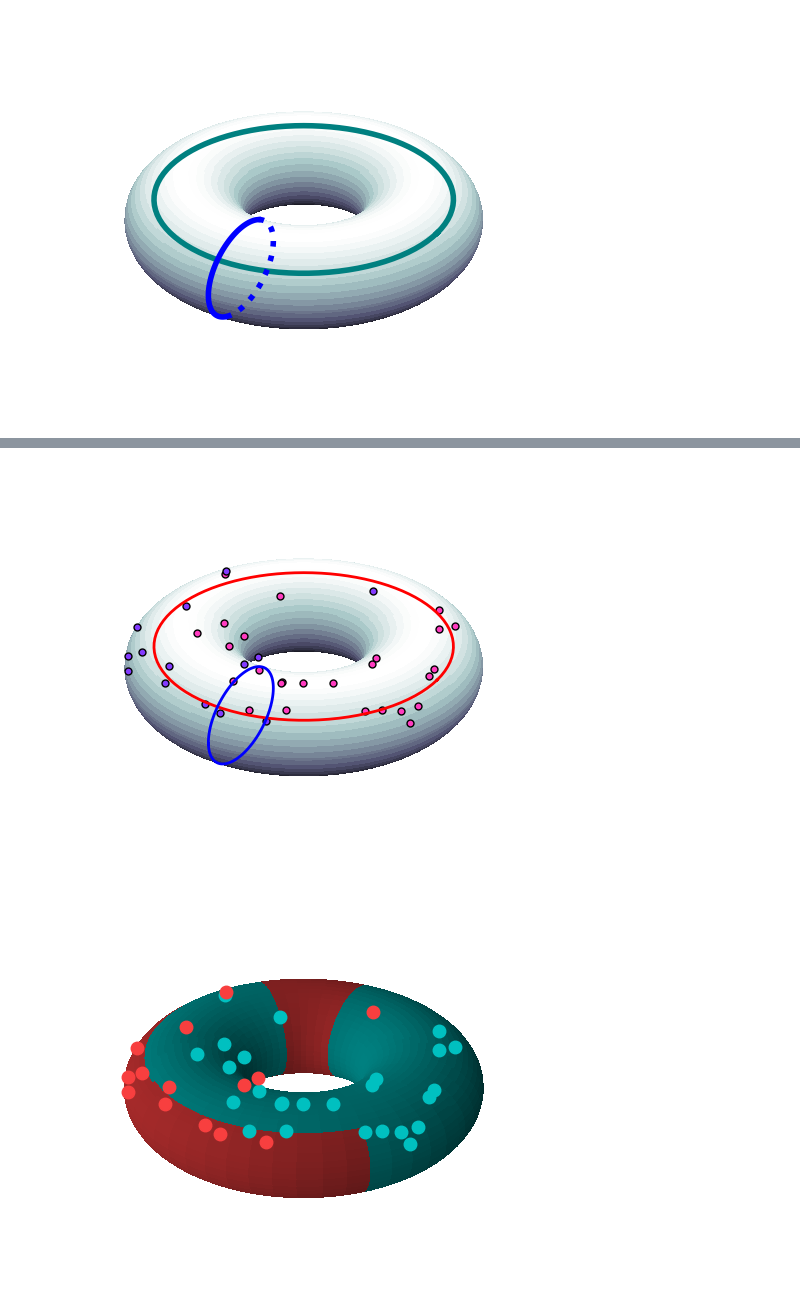
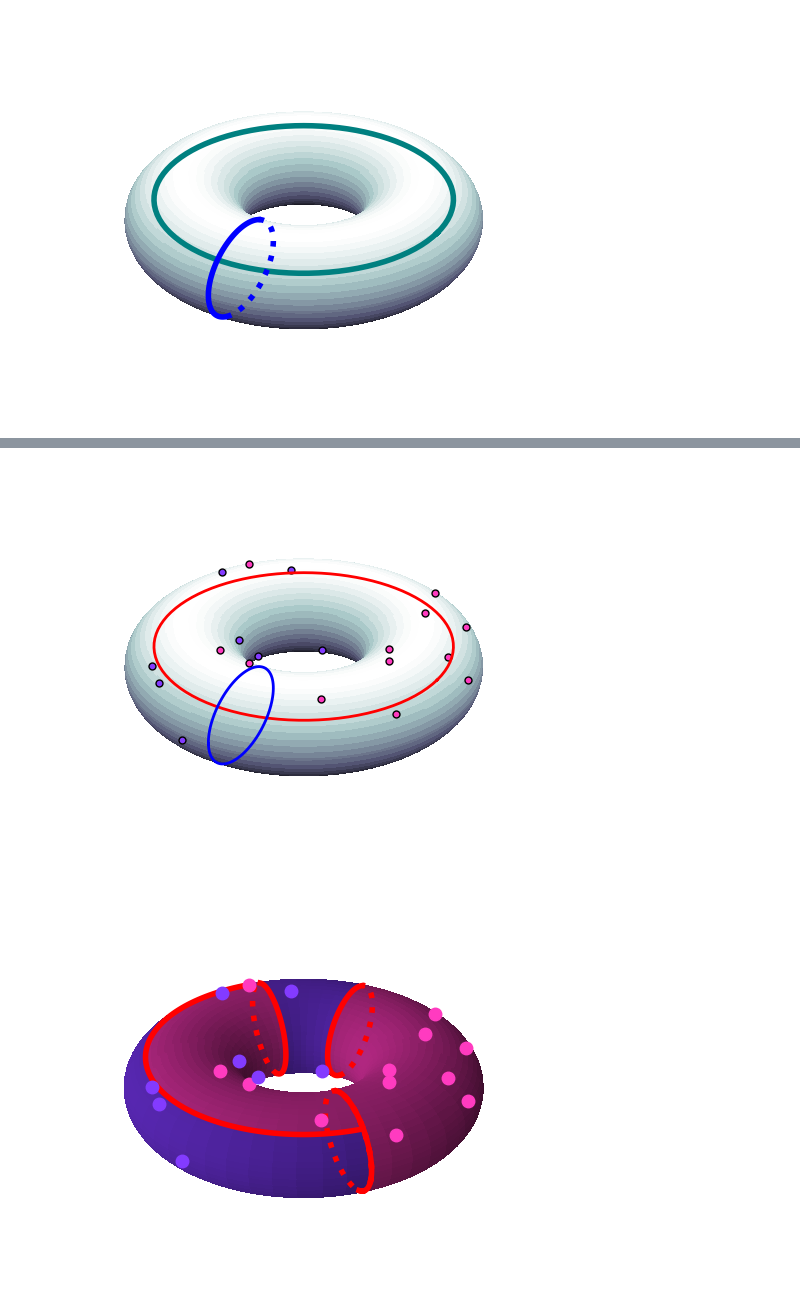
Before and after one commit to qc2321/embedders, a Jupyter notebook: notebooks/35_pc_torus.ipynb, the cells around one changed output, grey strips where cells are left out. Cells and saved outputs as stored; diff of their text form; code cells hidden in the pictures.

Commit message:
More torus figure tweaks

```diff
--- a/notebooks/35_pc_torus.ipynb
+++ b/notebooks/35_pc_torus.ipynb
@@ -116,9 +116,9 @@ def rule(theta1, theta2):
 
 
 # Sample some points
-np.random.seed(0)
-theta1s = np.random.rand(40) * 2 * np.pi
-theta2s = np.random.rand(40) * 2 * np.pi
+np.random.seed(1)
+theta1s = np.random.rand(20) * 2 * np.pi
+theta2s = np.random.rand(20) * 2 * np.pi
 
 fig = plt.figure(figsize=(10, 5))
 ax = fig.add_subplot(111, projection="3d")
@@ -204,10 +204,11 @@ ax.axis("off")
 ax.patch.set_alpha(0)
 plt.savefig("../figures/torus/torus5.png", bbox_inches="tight", pad_inches=0, dpi=300, transparent=True)
 # %% [output]
-[figure, old version]
+[figure, new version]
 # %%
 from matplotlib.colors import ListedColormap
 import matplotlib as mpl
+
 
 # Sample points
 def rule(theta1, theta2):
@@ -227,43 +228,76 @@ def rule(theta1, theta2):
 colors = np.array([rule(theta1, theta2) for theta1, theta2 in zip(angles1.flatten(), angles2.flatten())]).reshape(
     x.shape
 )
-# cmap = ListedColormap(["pink", "purple", "blue", "green"])
-# cmap1 = ListedColormap(["#5727b0", "#b02780"])
+# cmap1 = ListedColormap(["pink", "purple", "blue", "green"])
+cmap1 = ListedColormap(["#5727b0", "#b02780"])
 # cmap2 = ListedColormap(["#5727b0", "#b02780"])
-cmap1 = ListedColormap(["brown", "teal"])
+# cmap1 = ListedColormap(["brown", "teal"])
 cmap2 = cmap1.copy()
 
 # Lighten the colors using matplotlib - need to go from HTML to RGB
 cmap1.colors = [(1.5 * np.array(mpl.colors.hex2color(color)).clip(0, 1 / 1.5)) for color in cmap1.colors]
 
 # Get axes
 fig = plt.figure(figsize=(10, 5))
 ax = fig.add_subplot(111, projection="3d")
 ax.plot_surface(x, y, z, facecolors=cmap2(colors), antialiased=False)
+
+# Plot the circles
+#     [(R + r * np.cos(angles2)) * np.cos(angles1), (R + r * np.cos(angles2)) * np.sin(angles1), r * np.sin(angles2)],
+# Angle2 = 3pi/4, which controls y and z coordinates
+theta = np.linspace(0, 2 * np.pi, 100)
+for ang, start, stop in zip(
+    [3 * np.pi / 4 + 0.05, 7 * np.pi / 4 + 0.1, np.pi / 2 + 0.1],
+    [1 * np.pi / 3, 2 * np.pi / 3, 1 * np.pi / 3],
+    [4 * np.pi / 3, -1 * np.pi / 3, 4 * np.pi / 3],
+):
+    theta_res = np.linspace(start, stop, 100)
+    theta_res2 = np.linspace(stop, start + 2 * np.pi, 100)
+    for theta_res_, linestyle in zip([theta_res, theta_res2], ["solid", "dotted"]):
+        ax.plot(
+            (R + r * np.cos(theta_res_)).flatten() * np.cos(ang),
+            (R + r * np.cos(theta_res_)).flatten() * np.sin(ang),
+            (r * np.sin(theta_res_)).flatten(),
+            color="red",
+            linewidth=4,
+            zorder=10,
+            linestyle=linestyle,
+        )
+for ang in [np.pi / 4 + 0.1]:  # , 5 * np.pi / 4, 0, np.pi]:
+    theta_res = np.linspace(3 * np.pi / 4 + 0.1, 7 * np.pi / 4 + 0.1, 100)
+    ax.plot(
+        (R + r * np.cos(ang)) * np.cos(theta_res),
+        (R + r * np.cos(ang)) * np.sin(theta_res),
+        (r * np.sin(ang)),
+        color="red",
+        linewidth=4,
+        zorder=10,
+    )
+
 
 # Put points back on
 for theta1, theta2 in zip(theta1s, theta2s):
     ax.plot(
         (R + r * np.cos(theta2)) * np.cos(theta1),
         (R + r * np.cos(theta2)) * np.sin(theta1),
         r * np.sin(theta2),
         marker="o",
         markersize=9,
         color=cmap1(rule(theta1, theta2)),
         zorder=10,
         # markeredgecolor="black",
     )
 
 # Clean up axes
 ax.set_xlim(-2, 2)
 ax.set_ylim(-2, 2)
 ax.set_zlim(-2, 2)
 ax.axis("off")
 # Make background actually transparent
 ax.patch.set_alpha(0)
 plt.savefig("../figures/torus/torus4.png", bbox_inches="tight", pad_inches=0, dpi=300, transparent=True)
 # %% [output]
-[figure, old version]
+[figure, new version]
 # %%
 # Factor hyperparameters
 CIRCLE_LW = 18
```
Also changed, not shown: parts of 8 cells of this notebook, 9 other files.
